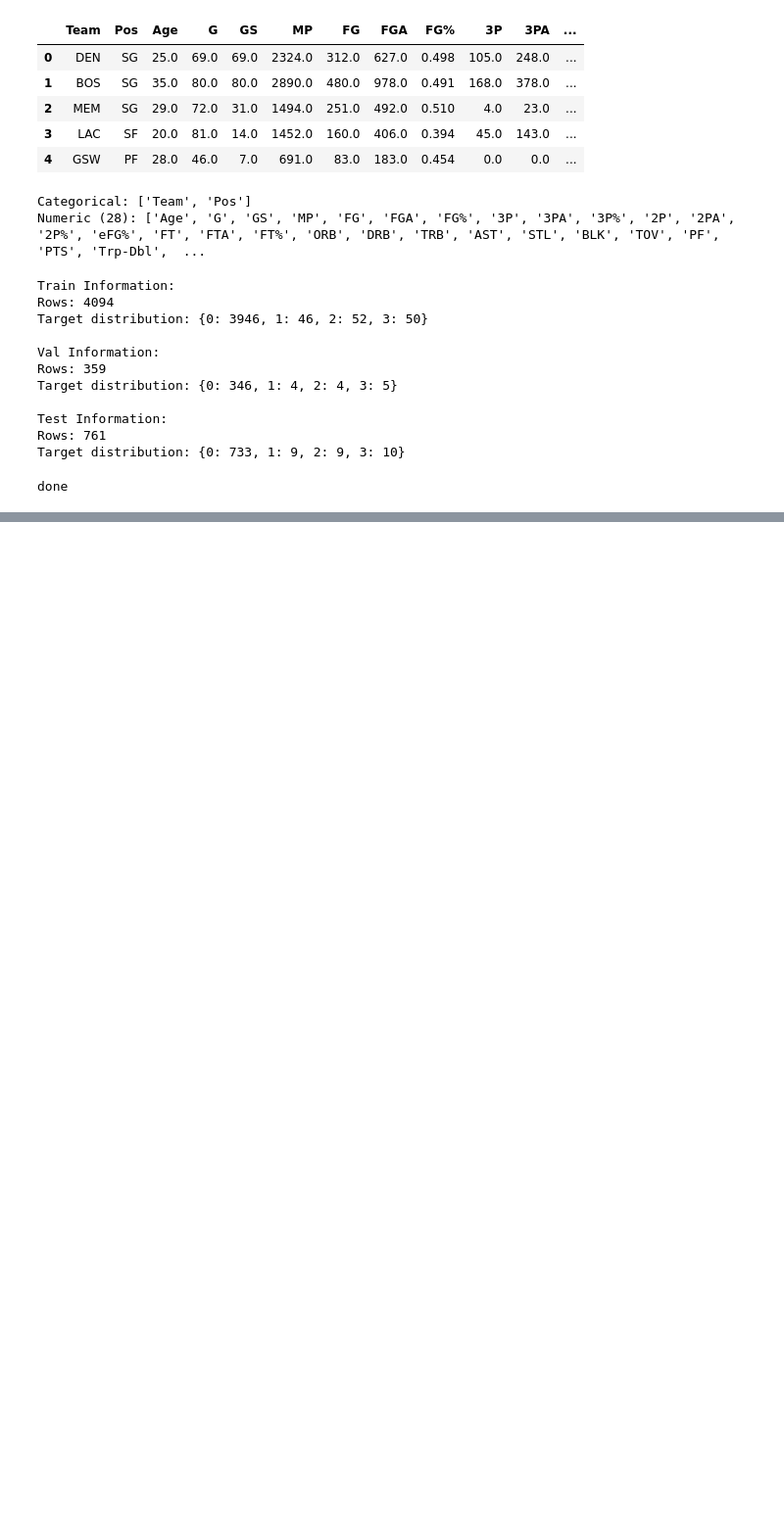
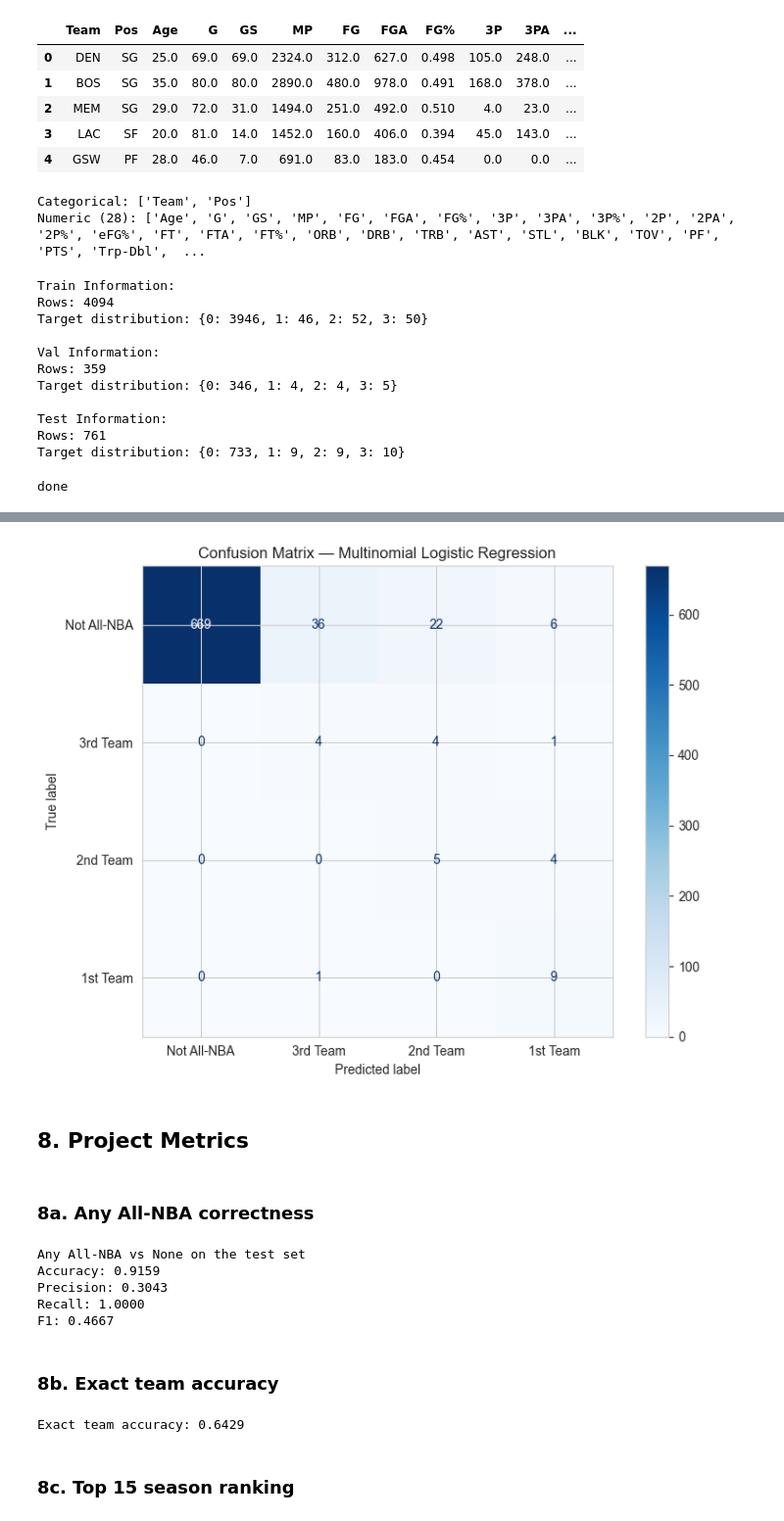
Before and after one commit to Ashilman25/CSE404Project, a Jupyter notebook: logistic_regression.ipynb, the cells around one changed output, grey strips where cells are left out. Shown at 98% size. Cells and saved outputs as stored; diff of their text form; code cells hidden in the pictures; blank space fills up the shorter version.

```diff
--- a/logistic_regression.ipynb
+++ b/logistic_regression.ipynb
@@ -293,0 +378,23 @@ done
+# %%
+#combine train + val for final
+X_trainval = pd.concat([X_train, X_val])
+y_trainval = pd.concat([y_train, y_val])
+
+clf = LogisticRegression(
+    solver = 'lbfgs',
+    max_iter = 2000,
+    class_weight = 'balanced',
+    C = best_C,
+    random_state = 42
+)
+
+final_pipe = Pipeline([
+    ('pre', preprocessor),
+    ('clf', clf)
+])
+final_pipe.fit(X_trainval.drop(columns = ['Season_End_Year']), y_trainval)
+
+y_pred = final_pipe.predict(X_test.drop(columns = ['Season_End_Year']))
+y_proba = final_pipe.predict_proba(X_test.drop(columns = ['Season_End_Year']))
+
+print(f"Test accuracy: {accuracy_score(y_test, y_pred):.4f}")
@@ -293,0 +405,9 @@ done
+# %%
+target_names = ['Not All-NBA', '3rd Team', '2nd Team', '1st Team']
+present_labels = sorted(y_test.unique())
+
+present_names = []
+for i in present_labels:
+    present_names.append(target_names[i])
+
+print(classification_report(y_test, y_pred, labels = present_labels, target_names = present_names))
@@ -293,0 +425,42 @@ done
+# %%
+fig, ax = plt.subplots(figsize = (8, 6))
+cm = confusion_matrix(y_test, y_pred, labels = present_labels)
+
+disp = ConfusionMatrixDisplay(confusion_matrix = cm, display_labels = present_names)
+disp.plot(ax = ax, cmap = 'Blues')
+
+ax.set_title('Confusion Matrix — Multinomial Logistic Regression')
+plt.tight_layout()
+plt.show()
+# %% [output]
+[figure, added]
+# %% [markdown]
+## 8. Project Metrics
+# %% [markdown]
+### 8a. Any All-NBA correctness
+# %%
+y_test_bin = (y_test  > 0).astype(int)
+y_pred_bin = (y_pred  > 0).astype(int)
+
+print("Any All-NBA vs None on the test set")
+print(f'Accuracy: {accuracy_score(y_test_bin, y_pred_bin):.4f}')
+print(f'Precision: {precision_score(y_test_bin, y_pred_bin, zero_division = 0):.4f}')
+print(f'Recall: {recall_score(y_test_bin, y_pred_bin, zero_division = 0):.4f}')
+print(f'F1: {f1_score(y_test_bin, y_pred_bin, zero_division = 0):.4f}')
+# %% [output]
+Any All-NBA vs None on the test set
+Accuracy: 0.9159
+Precision: 0.3043
+Recall: 1.0000
+F1: 0.4667
+# %% [markdown]
+### 8b. Exact team accuracy
+# %%
+allnba_mask = y_test > 0
+exact_team_acc = accuracy_score(y_test[allnba_mask], y_pred[allnba_mask])
+
+print(f"Exact team accuracy: {exact_team_acc:.4f}")
+# %% [output]
+Exact team accuracy: 0.6429
+# %% [markdown]
+### 8c. Top 15 season ranking
```
Also changed, not shown: parts of 21 cells of this notebook, 1 other file.
